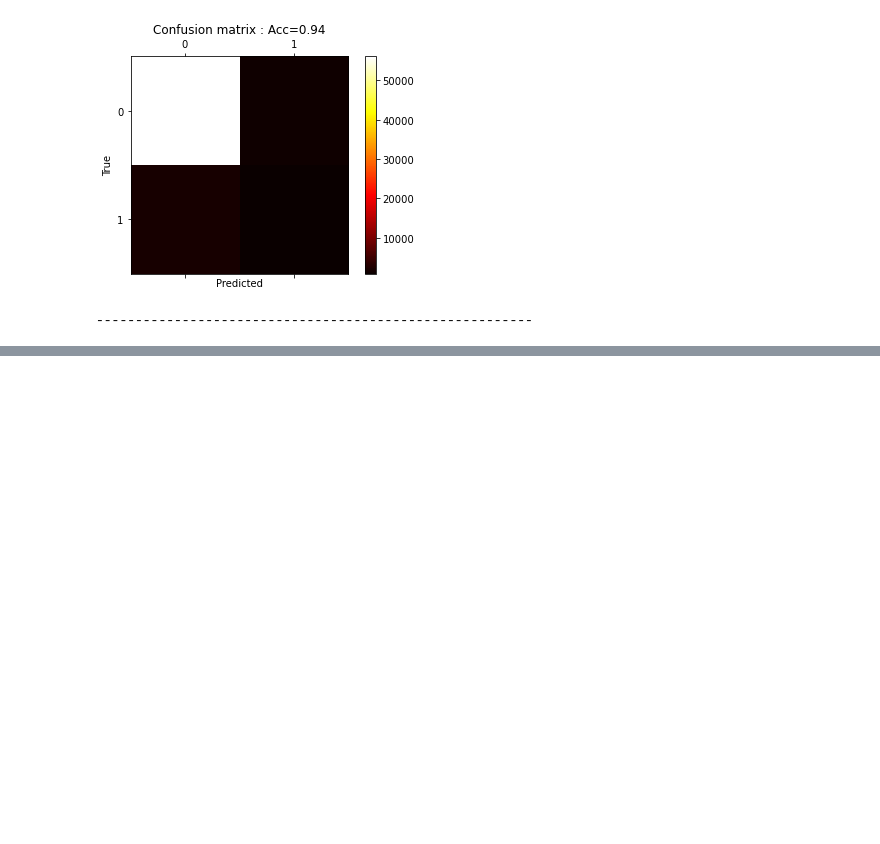
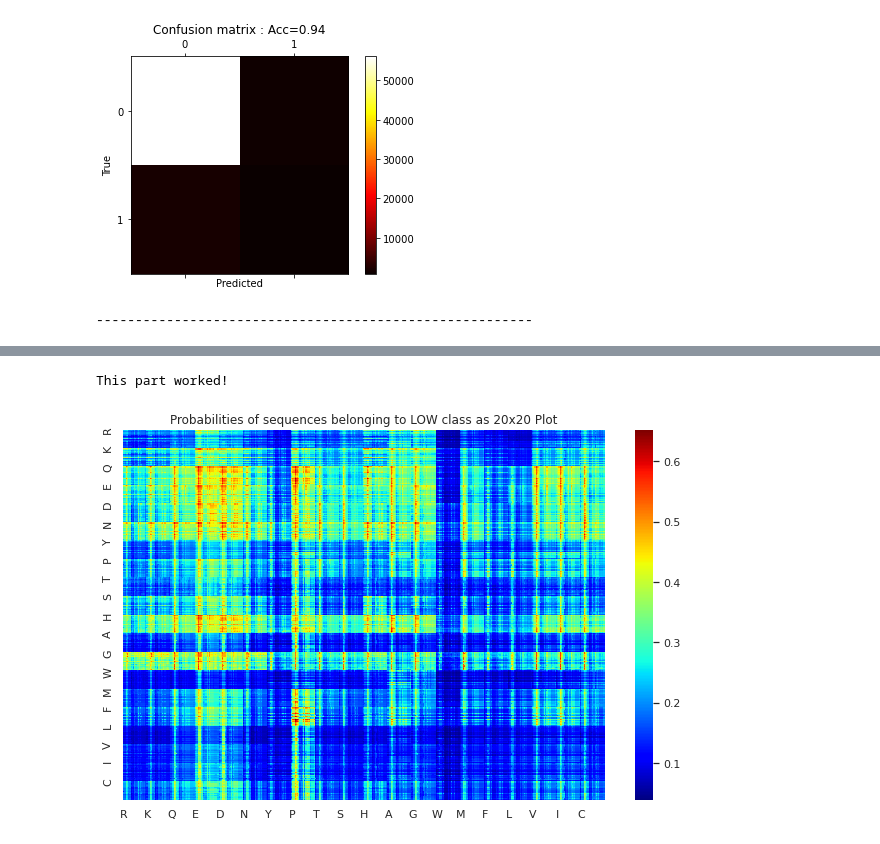
Before and after one commit to sharyar/GESAR-V2, a Jupyter notebook: MLNotebooks/Final_Evaluation_CLF_Models.ipynb, the cells around one changed output, grey strips where cells are left out. Drawn from its saved outputs; the diff is of its cells as text; code cells hidden in the pictures; blank space fills up the shorter version.

```diff
--- a/MLNotebooks/Final_Evaluation_CLF_Models.ipynb
+++ b/MLNotebooks/Final_Evaluation_CLF_Models.ipynb
@@ -437,0 +462,8 @@ combined.to_csv('Predictions-160-Probabilities.csv')
+# %%
+TITLE = 'Probabilities of sequences belonging to LOW class as 20x20 Plot'
+low_probs_20_20_plot = helper_functions.ttplot(pred_df_low.index, pred_df_low.values, title=TITLE)
+low_probs_20_20_plot.tight_layout()
+low_probs_20_20_plot.savefig('20x20_low_probs_100.png')
+# %% [output]
+This part worked!
+[figure, added]
```
Also changed, not shown: parts of 22 cells of this notebook, 2 other files.
